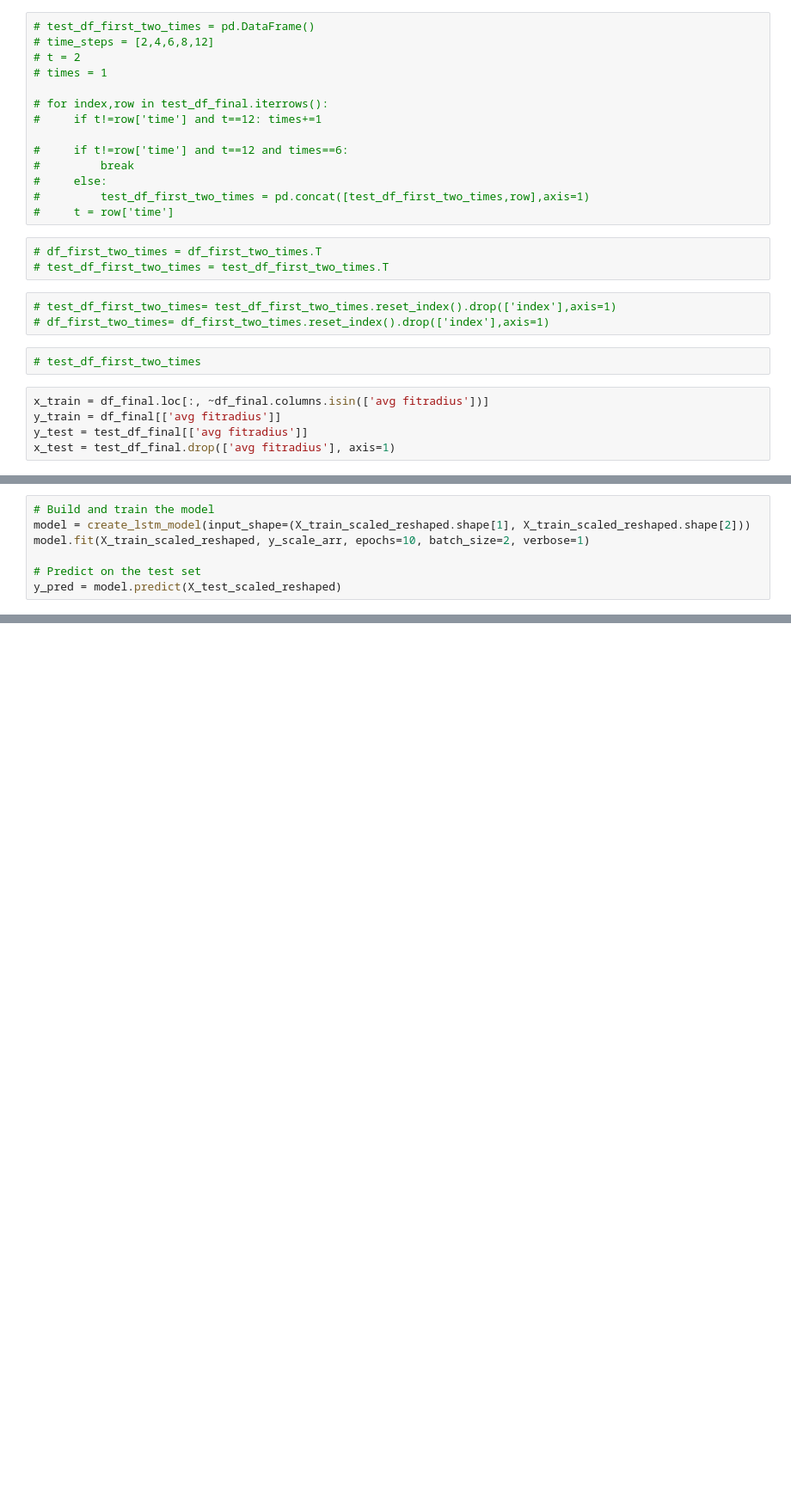
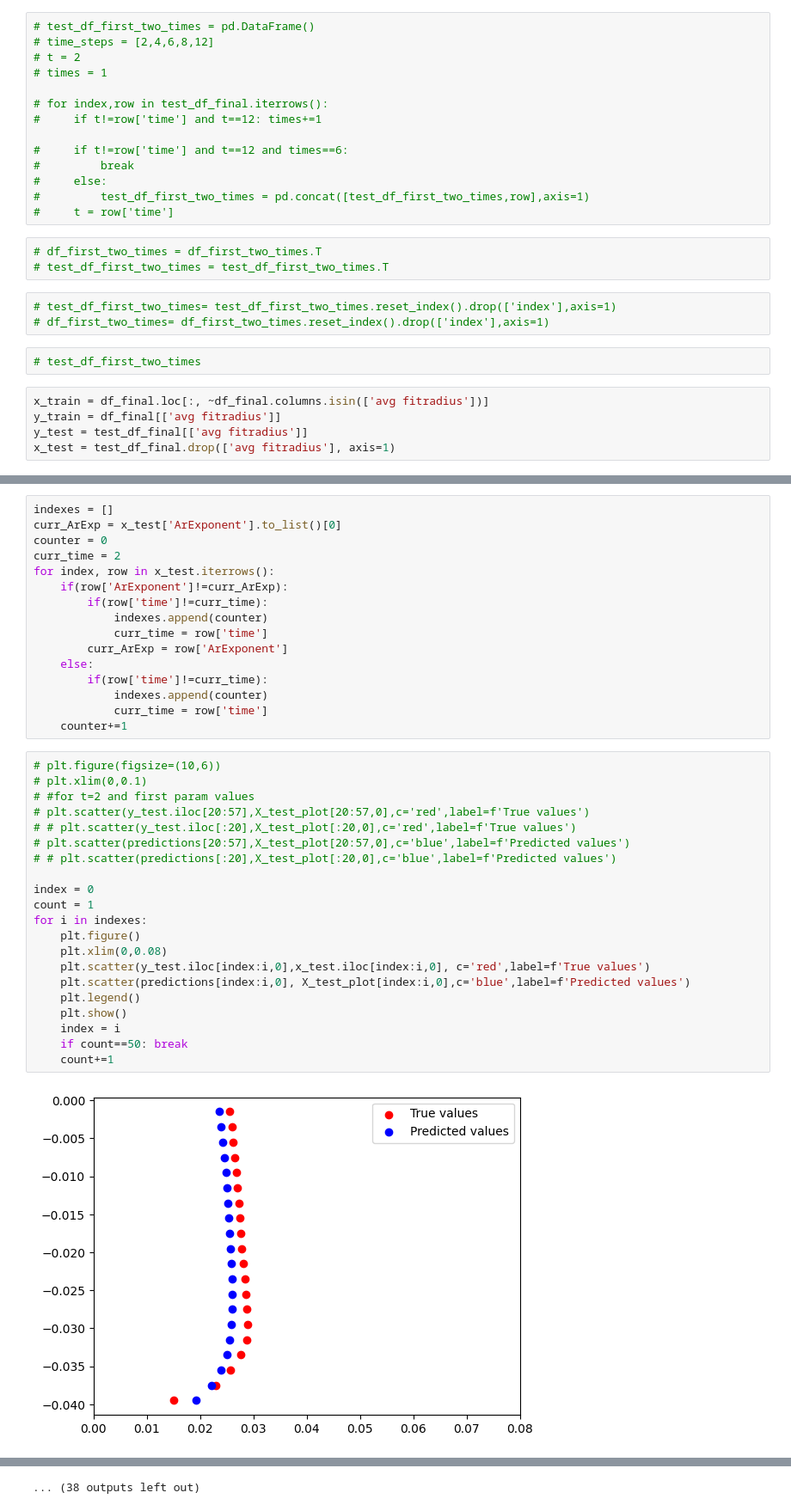
Before and after one commit to 21cs053jay/IITGN, a Jupyter notebook: Sentaurus/Data/all_data_extra.ipynb, the cells around one changed output, grey strips where cells are left out. Shown at 86% size. Saved outputs shown, nothing was run; the diff lists cells and outputs as text; blank space fills up the shorter version.

```diff
--- a/Sentaurus/Data/all_data_extra.ipynb
+++ b/Sentaurus/Data/all_data_extra.ipynb
@@ -335,7 +165,0 @@ def create_lstm_w_weibull_model(input_shape):
-# %%
-# Build and train the model
-model = create_lstm_model(input_shape=(X_train_scaled_reshaped.shape[1], X_train_scaled_reshaped.shape[2]))
-model.fit(X_train_scaled_reshaped, y_scale_arr, epochs=10, batch_size=2, verbose=1)
-
-# Predict on the test set
-y_pred = model.predict(X_test_scaled_reshaped)
@@ -394,0 +493,39 @@ plt.legend()
+# %%
+indexes = []
+curr_ArExp = x_test['ArExponent'].to_list()[0]
+counter = 0
+curr_time = 2
+for index, row in x_test.iterrows():
+    if(row['ArExponent']!=curr_ArExp):
+        if(row['time']!=curr_time):
+            indexes.append(counter)
+            curr_time = row['time']
+        curr_ArExp = row['ArExponent']
+    else:
+        if(row['time']!=curr_time):
+            indexes.append(counter)
+            curr_time = row['time']
+    counter+=1
+# %%
+# plt.figure(figsize=(10,6))
+# plt.xlim(0,0.1)
+# #for t=2 and first param values
+# plt.scatter(y_test.iloc[20:57],X_test_plot[20:57,0],c='red',label=f'True values')
+# # plt.scatter(y_test.iloc[:20],X_test_plot[:20,0],c='red',label=f'True values')
+# plt.scatter(predictions[20:57],X_test_plot[20:57,0],c='blue',label=f'Predicted values')
+# # plt.scatter(predictions[:20],X_test_plot[:20,0],c='blue',label=f'Predicted values')
+
+index = 0
+count = 1
+for i in indexes:
+    plt.figure()
+    plt.xlim(0,0.08)
+    plt.scatter(y_test.iloc[index:i,0],x_test.iloc[index:i,0], c='red',label=f'True values')
+    plt.scatter(predictions[index:i,0], X_test_plot[index:i,0],c='blue',label=f'Predicted values')
+    plt.legend()
+    plt.show()
+    index = i
+    if count==50: break
+    count+=1
+# %% [output]
+[figure, added]
@@ -394,0 +543 @@ plt.legend()
+... (38 outputs left out)
```
Also changed, not shown: parts of 57 cells of this notebook, 17 other files.
